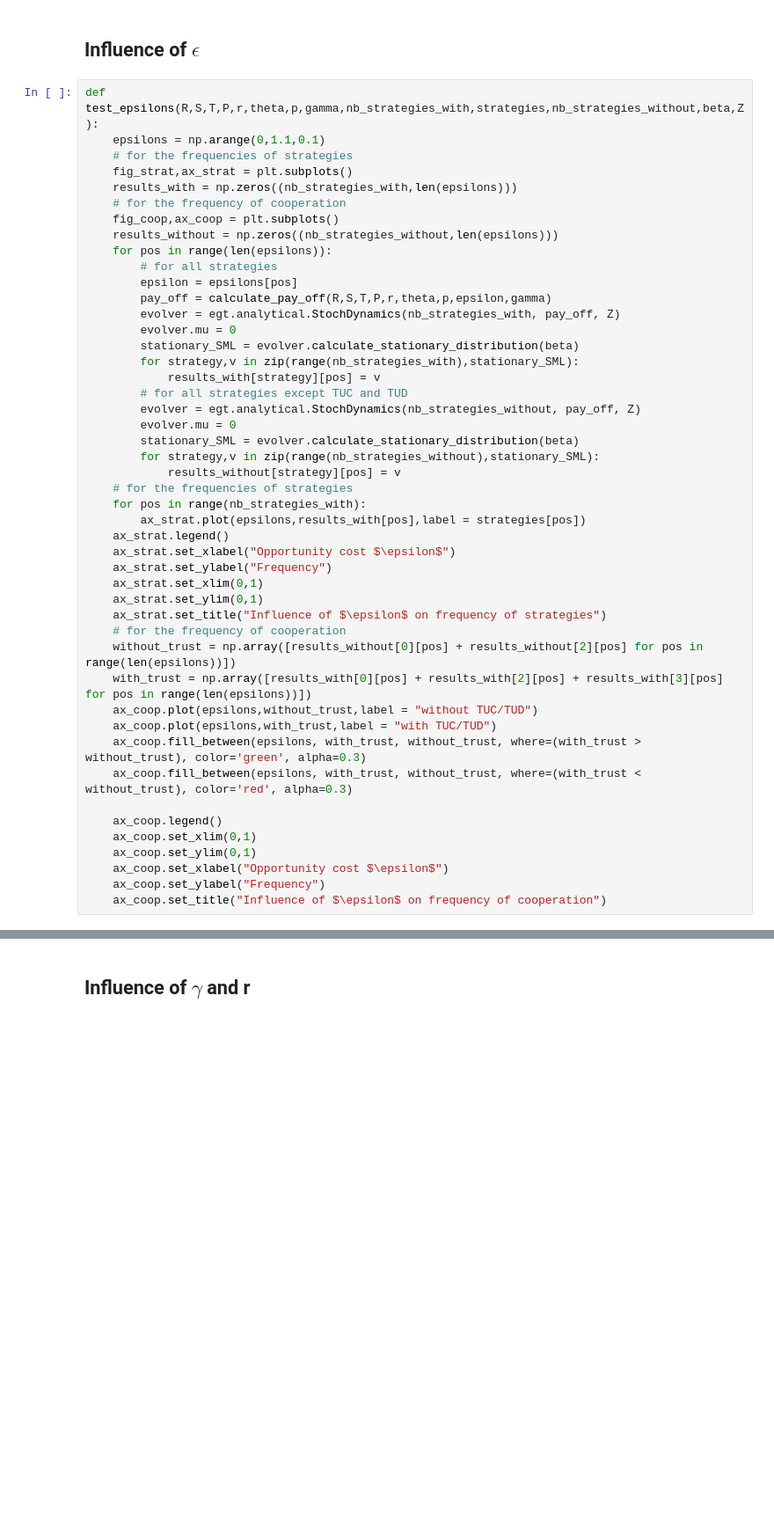
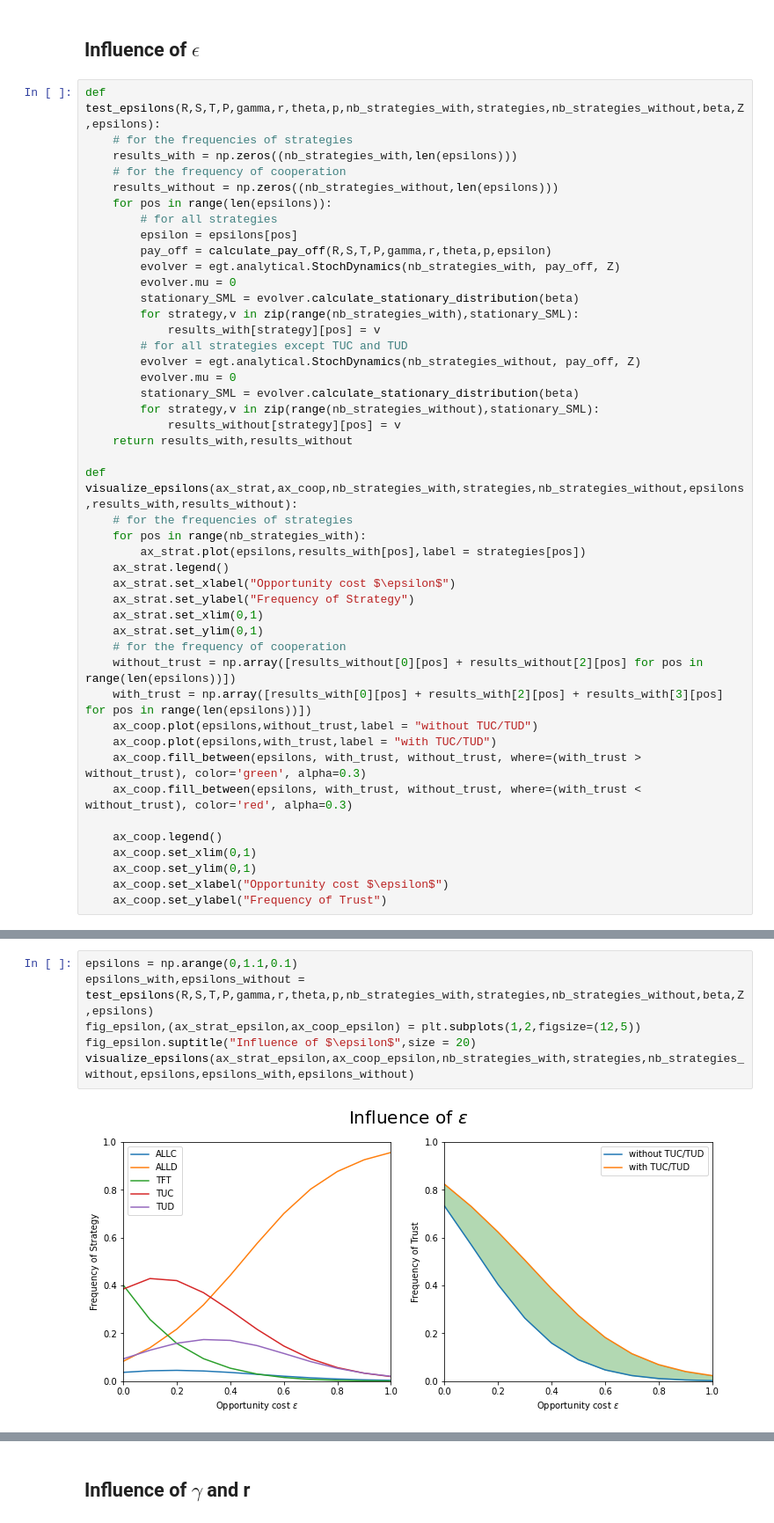
Before and after one commit to ErinnVdSande/CGT-Project, a Jupyter notebook: Project.ipynb, the cells around one changed output, grey strips where cells are left out. Shown at 88% size. Cells and saved outputs as stored; diff of their text form; blank space fills up the shorter version.

```diff
--- a/Project.ipynb
+++ b/Project.ipynb
@@ -89,18 +91,15 @@ ax.bar(["ALLC","ALLD","TFT","TUC","TUD"],[*stationary_SML])
 # %% [markdown]
 ## Influence of $\epsilon$
 # %%
-def test_epsilons(R,S,T,P,r,theta,p,gamma,nb_strategies_with,strategies,nb_strategies_without,beta,Z):
-    epsilons = np.arange(0,1.1,0.1)
+def test_epsilons(R,S,T,P,gamma,r,theta,p,nb_strategies_with,strategies,nb_strategies_without,beta,Z,epsilons):
     # for the frequencies of strategies
-    fig_strat,ax_strat = plt.subplots()
     results_with = np.zeros((nb_strategies_with,len(epsilons)))
     # for the frequency of cooperation
-    fig_coop,ax_coop = plt.subplots()
     results_without = np.zeros((nb_strategies_without,len(epsilons)))
     for pos in range(len(epsilons)):
         # for all strategies
         epsilon = epsilons[pos]
-        pay_off = calculate_pay_off(R,S,T,P,r,theta,p,epsilon,gamma)
+        pay_off = calculate_pay_off(R,S,T,P,gamma,r,theta,p,epsilon)
         evolver = egt.analytical.StochDynamics(nb_strategies_with, pay_off, Z)
         evolver.mu = 0
         stationary_SML = evolver.calculate_stationary_distribution(beta)
@@ -112,15 +111,17 @@ def test_epsilons(R,S,T,P,r,theta,p,gamma,nb_strategies_with,strategies,nb_strat
         stationary_SML = evolver.calculate_stationary_distribution(beta)
         for strategy,v in zip(range(nb_strategies_without),stationary_SML):
             results_without[strategy][pos] = v
+    return results_with,results_without
+
+def visualize_epsilons(ax_strat,ax_coop,nb_strategies_with,strategies,nb_strategies_without,epsilons,results_with,results_without):
     # for the frequencies of strategies
     for pos in range(nb_strategies_with):
         ax_strat.plot(epsilons,results_with[pos],label = strategies[pos])
     ax_strat.legend()
     ax_strat.set_xlabel("Opportunity cost $\epsilon$")
-    ax_strat.set_ylabel("Frequency")
+    ax_strat.set_ylabel("Frequency of Strategy")
     ax_strat.set_xlim(0,1)
     ax_strat.set_ylim(0,1)
-    ax_strat.set_title("Influence of $\epsilon$ on frequency of strategies")
     # for the frequency of cooperation
     without_trust = np.array([results_without[0][pos] + results_without[2][pos] for pos in range(len(epsilons))])
     with_trust = np.array([results_with[0][pos] + results_with[2][pos] + results_with[3][pos] for pos in range(len(epsilons))])
@@ -133,5 +134,4 @@ def test_epsilons(R,S,T,P,r,theta,p,gamma,nb_strategies_with,strategies,nb_strat
     ax_coop.set_xlim(0,1)
     ax_coop.set_ylim(0,1)
     ax_coop.set_xlabel("Opportunity cost $\epsilon$")
-    ax_coop.set_ylabel("Frequency")
-    ax_coop.set_title("Influence of $\epsilon$ on frequency of cooperation")
+    ax_coop.set_ylabel("Frequency of Trust")
@@ -142,0 +138,8 @@ test_epsilons(R,S,T,P,r,theta,p,gamma,nb_strategies_with,strategies,nb_strategie
+# %%
+epsilons = np.arange(0,1.1,0.1)
+epsilons_with,epsilons_without = test_epsilons(R,S,T,P,gamma,r,theta,p,nb_strategies_with,strategies,nb_strategies_without,beta,Z,epsilons)
+fig_epsilon,(ax_strat_epsilon,ax_coop_epsilon) = plt.subplots(1,2,figsize=(12,5))
+fig_epsilon.suptitle("Influence of $\epsilon$",size = 20)
+visualize_epsilons(ax_strat_epsilon,ax_coop_epsilon,nb_strategies_with,strategies,nb_strategies_without,epsilons,epsilons_with,epsilons_without)
+# %% [output]
+[figure, added]
```
Also changed, not shown: parts of 19 cells of this notebook.
